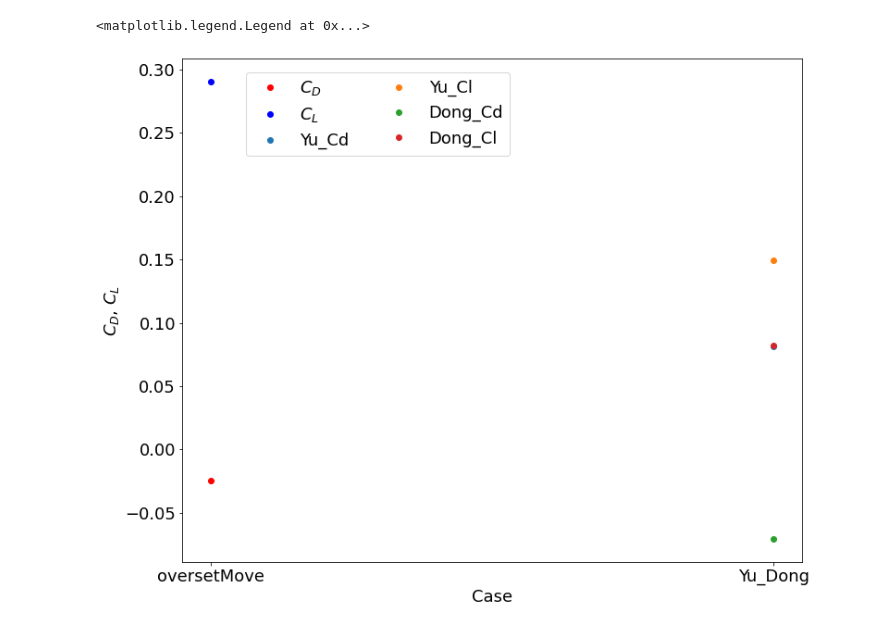
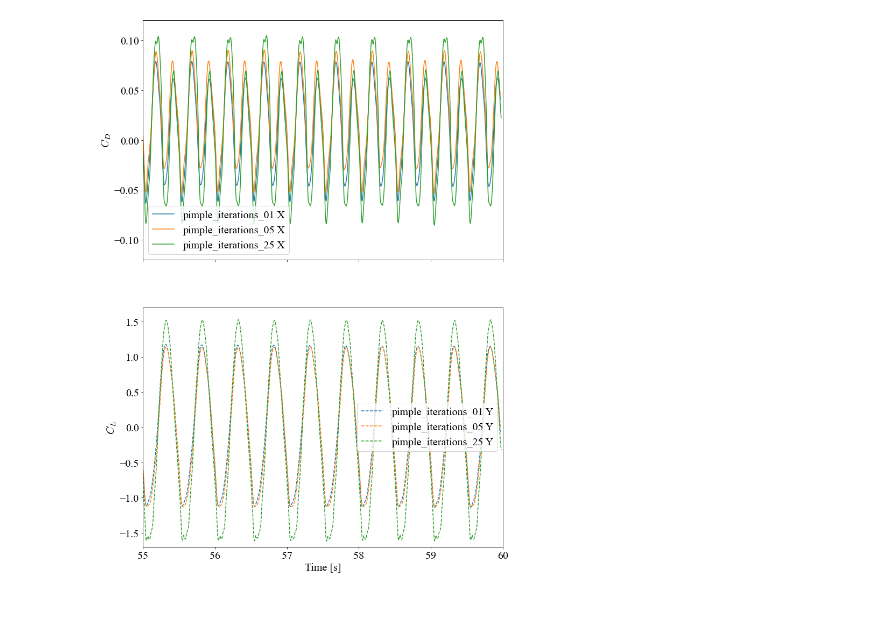
Before and after one commit to michaelcoe/Ika-Flow, a Jupyter notebook: OpenFOAM/postProcessing/gridComparison.ipynb, the cells around one changed output. Drawn from its saved outputs; the diff is of its cells as text; code cells hidden in the pictures.

```diff
--- a/OpenFOAM/postProcessing/gridComparison.ipynb
+++ b/OpenFOAM/postProcessing/gridComparison.ipynb
@@ -149,0 +219,22 @@ if forceBin_flag == 1:
+# %%
+fig3, axs = plt.subplots(2, 1, figsize=(12,18), facecolor='w', sharex=True)
+axs.flatten()
+
+for force in forces:
+    axs[0].plot(force.filteredForces['time'], force.Cd, label=force.specific_case + ' X')
+
+    axs[1].plot(force.filteredForces['time'], force.Cl, '--', label=force.specific_case +' Y')
+
+    axs[0].set_ylabel('$C_D$')
+    #axs[0].set_xlabel('Time [s]')
+    axs[0].set_ylim([-0.12, 0.12])
+    axs[0].set_xlim([55, 60])
+    axs[0].legend()
+
+    axs[1].set_ylabel('$C_L$')
+    axs[1].set_xlabel('Time [s]')
+    axs[1].set_ylim([-1.7, 1.7])
+    axs[1].set_xlim([55, 60])
+    axs[1].legend()
+# %% [output]
+[figure, added]
@@ -160,19 +312,21 @@ figure_location = r'./'
 
 
 fig1, ax1 = plt.subplots(figsize=(12,10))
+ax2 = ax1.twinx()
+
 for force in forces:
     ax1.plot(force.specific_case, np.mean(force.Cd), 'ro', label='$C_D$')
-    ax1.plot(force.specific_case, np.mean(force.Cl), 'bo', label="$C_L$")
+    ax2.plot(force.specific_case, np.mean(force.Cl), 'bo', label='$C_L$')
 
-for case in val_dict:
-    ax1.plot("Yu_Dong", val_dict[case]['average'], 'o', label=case)
+ax1.plot("Yu", np.mean(Yu_cd['CD']), 'ro')
+ax2.plot("Yu", np.mean(Yu_cl['CL']), 'bo')
+ax1.plot("Dong", np.mean(Dong_cd['CD']), 'ro')
+ax2.plot("Dong", np.mean(Dong_cl['CL']), 'bo')
 
 ax1.set_xlabel('Case')
-ax1.set_ylabel('$C_D$, $C_L$')
-custom_dots = [Line2D([0], [0], marker='o', color='w', markerfacecolor='r', label='$C_D$'),
-               Line2D([0], [0], marker='o', color='w', markerfacecolor='b', label='$C_L$')]
-ax1.legend(ncol=2, bbox_to_anchor=(0.09, 0.99))
+ax1.grid()
+ax1.set_ylabel('$C_D$')
+ax2.set_ylabel('$C_L$')
+#ax1.legend(ncol=2, bbox_to_anchor=(0.09, 0.99))
+#ax2.legend()
 #fig2.savefig(Path(figure_location).joinpath('AvgPower_St.png'))
-# %% [output]
-<matplotlib.legend.Legend at 0x...>
-[figure, removed]
```
Also changed, not shown: parts of 18 cells of this notebook, 9 other files.
